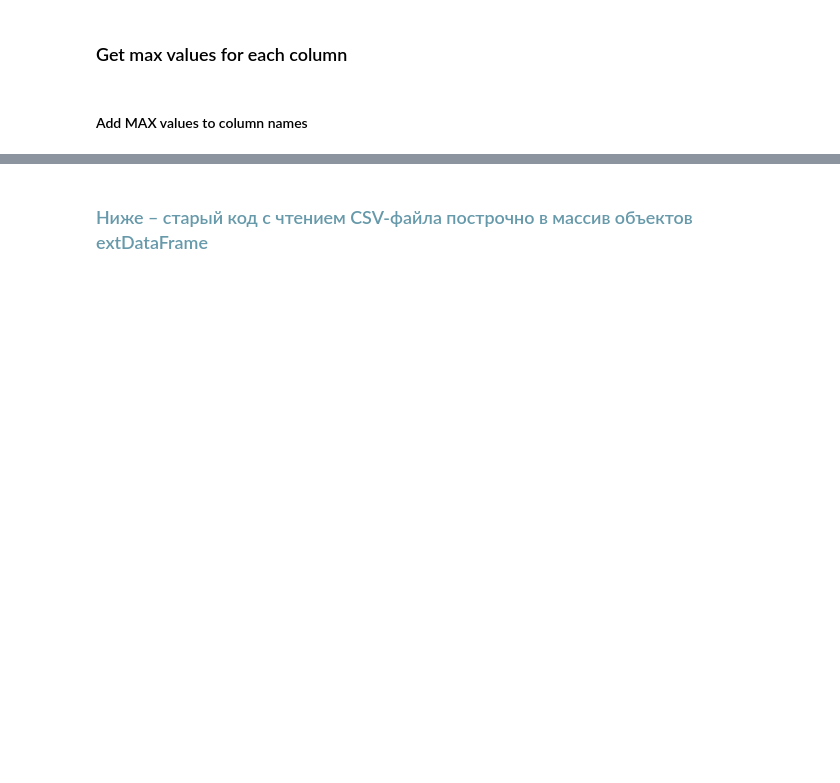
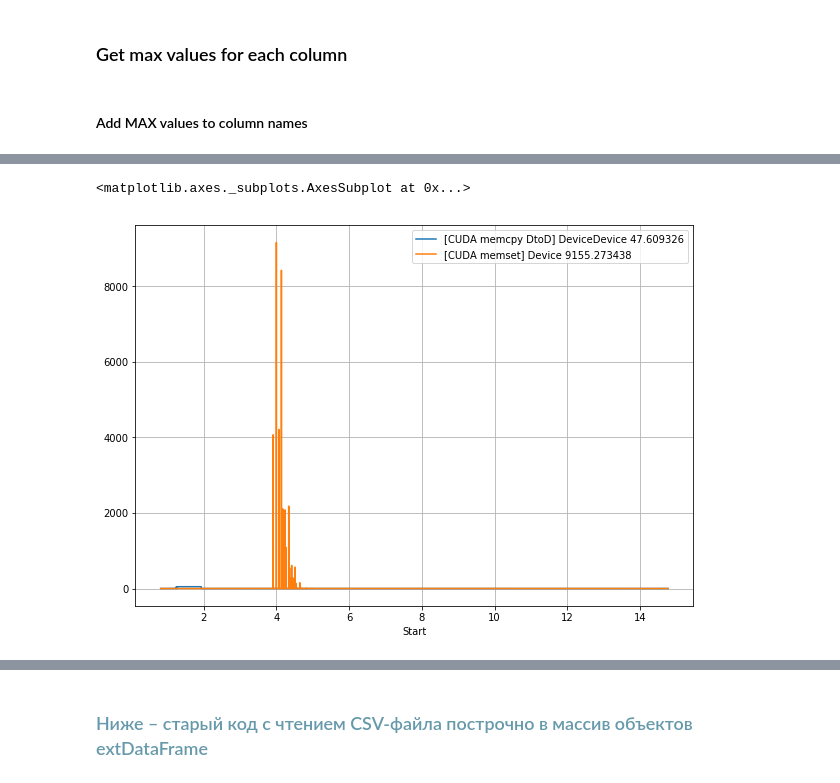
Before and after one commit to pyotr777/mlbenchmarks, a Jupyter notebook: plot traces resample.ipynb, the cells around one changed output, grey strips where cells are left out. Drawn from its saved outputs; the diff is of its cells as text; code cells hidden in the pictures; blank space fills up the shorter version.

```diff
--- a/plot traces resample.ipynb
+++ b/plot traces resample.ipynb
@@ -199,0 +228,6 @@ df_throughtput_mem.plot.box(logy = True, rot=45)
+# %%
+colD2D = df_throughput.columns[0]
+colmemset = df_throughput.columns[4]
+df_1 = df_throughput[[colD2D,colmemset]]
+colHD = df_throughput.columns[1:4]
+df_2 = df_throughput[colHD]
@@ -199,0 +254,5 @@ df_throughtput_mem.plot.box(logy = True, rot=45)
+# %%
+df_1.plot(drawstyle="steps-post", grid =True)
+# %% [output]
+<matplotlib.axes._subplots.AxesSubplot at 0x...>
+[figure, added]
```
Also changed, not shown: parts of 31 cells of this notebook, 2 other files.
